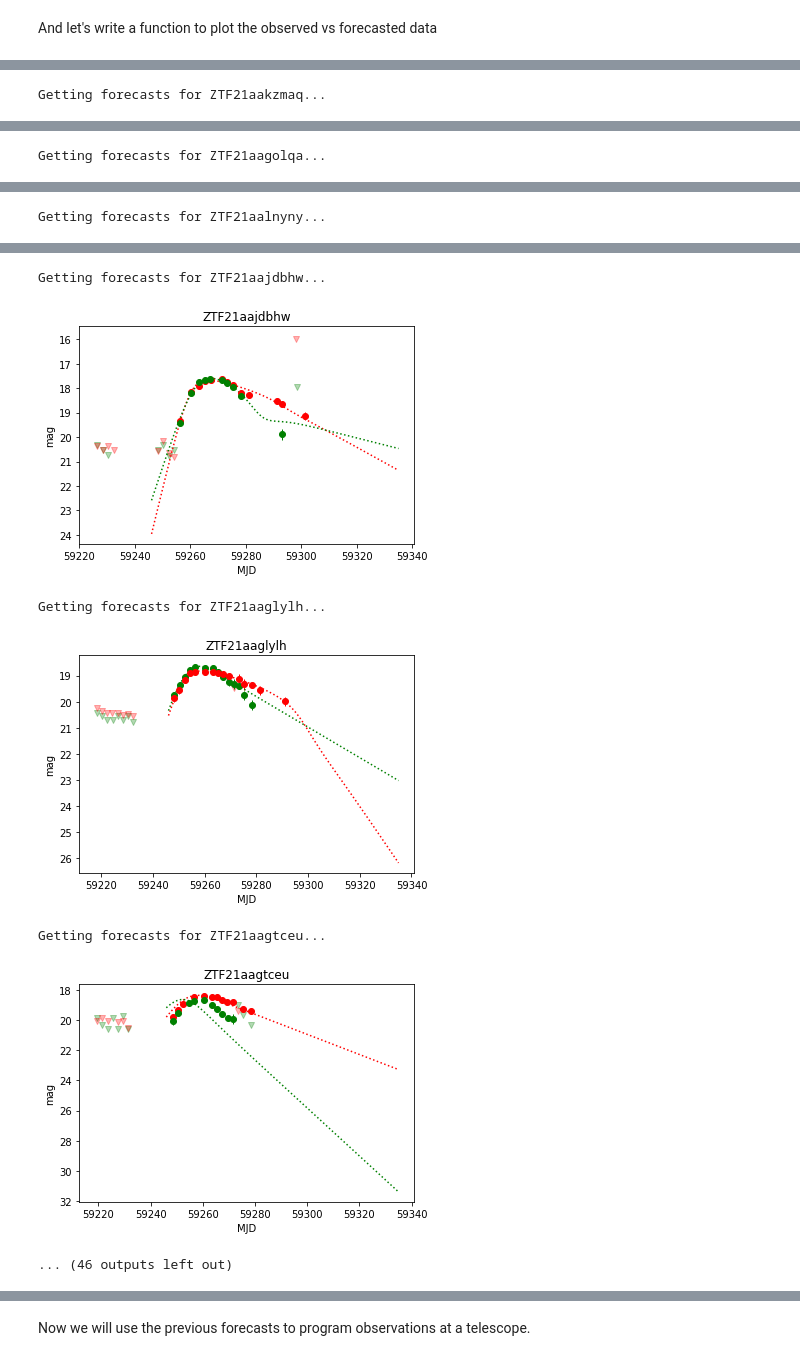
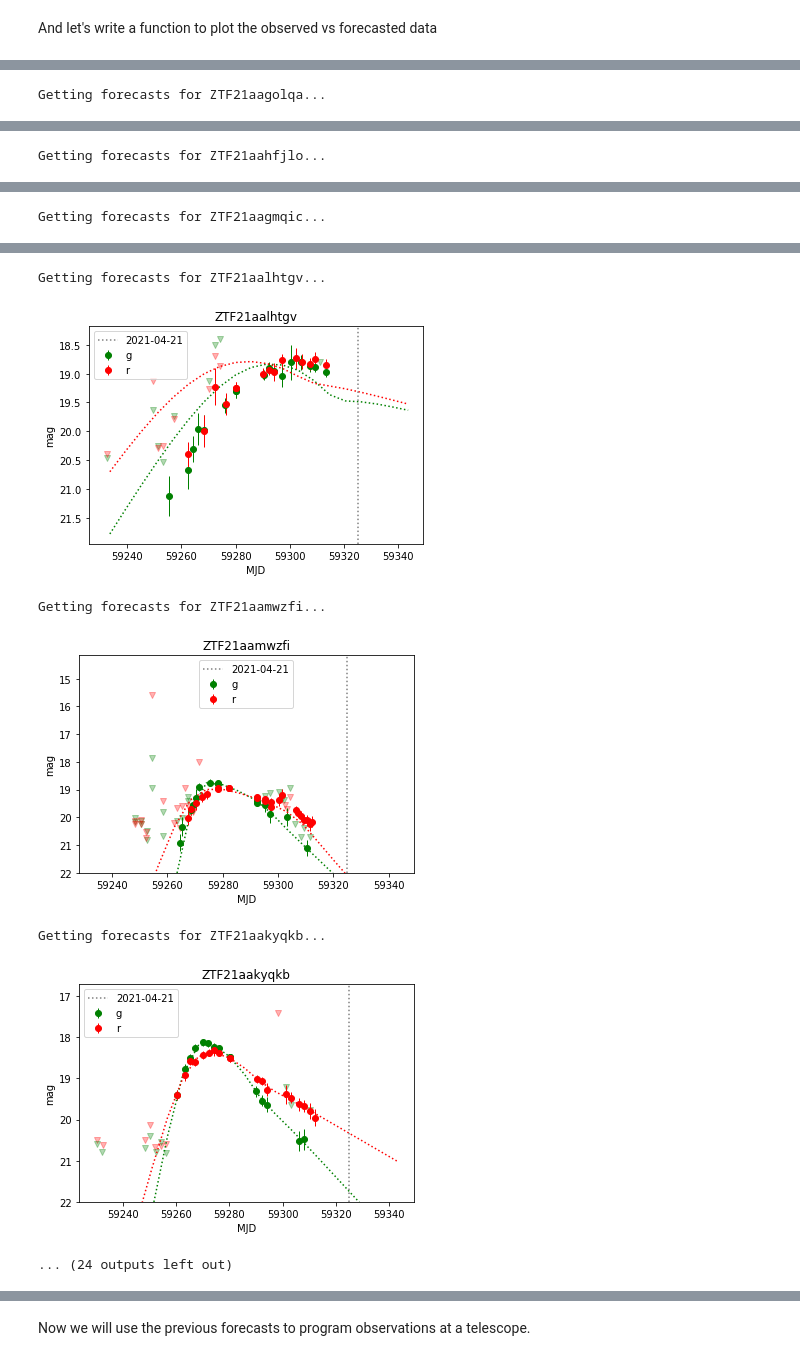
Before and after one commit to broker-workshop/tutorials, a Jupyter notebook: ALeRCE/ALeRCE_Planner_notebook_brokers_workshop_2021.ipynb, the cells around one changed output, grey strips where cells are left out. Cells and saved outputs as stored; diff of their text form; code cells hidden in the pictures.

```diff
--- a/ALeRCE/ALeRCE_Planner_notebook_brokers_workshop_2021.ipynb
+++ b/ALeRCE/ALeRCE_Planner_notebook_brokers_workshop_2021.ipynb
@@ -164,7 +179,7 @@ WHERE
     p.classifier_name='lc_classifier'
     AND p.class_name IN ('SNIa', 'SNIbc', 'SNII', 'SLSN')
     AND ranking=1
-    AND p.probability > 0.45
+    AND p.probability > 0.4
     AND o.firstmjd > {first_mjd_discovery}
     AND o.firstmjd < {last_mjd_discovery}
     AND o.ndet > {ndetmin}
@@ -174,9 +189,9 @@ ORDER BY
 #    AND q3c_dist(c.ra,c.dec,o.meanra,o.meandec) < (amaj / 3600)
 #        AND p.class_name IN ('SN')
 
-query_str = query.format(first_mjd_discovery = Time("2021-02-01").mjd,
-                         last_mjd_discovery = Time("2021-03-01").mjd,
-                         ndetmin=20) # radius in degrees
+query_str = query.format(first_mjd_discovery = (Time.now() - 70 * u.day).mjd,
+                         last_mjd_discovery = (Time.now() - 40 * u.day).mjd,
+                         ndetmin=30) # radius in degrees
 # %%
 matches = pd.read_sql(query_str,conn)
 matches
@@ -221,21 +236,25 @@ def get_forecasts(oid, times):
 # %% [markdown]
 And let's write a function to plot the observed vs forecasted data
 # %%
-def plot_SN(oid, det, non_det, pred):
+def plot_SN(oid, det, non_det, pred, obsdate=None):
     fig, ax = plt.subplots()
     colors = {1: 'g', 2: 'r'}
     for fid in det.fid.unique():
         mask = det.fid == fid
-        ax.errorbar(det.loc[mask].mjd, det.loc[mask].magpsf, yerr=det.loc[mask].sigmapsf, c=colors[fid], marker='o', lw=0, elinewidth=1)
+        ax.errorbar(det.loc[mask].mjd, det.loc[mask].magpsf, yerr=det.loc[mask].sigmapsf, c=colors[fid], marker='o', lw=0, elinewidth=1, label=colors[fid])
         mask_f = pred.fid == fid
         ax.plot(pred.loc[mask_f].mjd.values, np.array(pred.loc[mask_f].magpsf.values), c=colors[fid], ls=":")
     if not non_det.empty:
         for fid in non_det.fid.unique():
             mask = non_det.fid == fid
             ax.scatter(non_det.loc[mask].mjd, non_det.loc[mask].diffmaglim, c=colors[fid], marker='v', alpha=0.3)
-    ax.set_ylim(ax.get_ylim()[::-1])
+    ax.set_ylim(min(22, ax.get_ylim()[1]), ax.get_ylim()[0])
     ax.set_xlabel("MJD")
     ax.set_ylabel("mag")
     ax.set_title(oid)
+    # if we want to look at a particular time
+    if not obsdate is None:
+        ax.axvline(Time(obsdate).mjd, c='gray', ls=":", label=obsdate)
+    plt.legend()
     plt.show()
     plt.close()
@@ -242 +263,3 @@ def plot_SN(oid, det, non_det, pred):
+# %%
+obsdate = "2021-04-21"
 # %% [markdown]
@@ -244,13 +269,13 @@ Now we will iterate over the previous SNe to see how the forecasting is doing. W
 # %%
-times = np.linspace(Time("2021-02-01").mjd, Time("2021-05-01").mjd, 100)
+ts = np.linspace((Time.now() - 80 * u.day).mjd, (Time.now() + 30 * u.day).mjd, 20)
 snpred = {}
 for oid in matches.oid:
     snpred[oid] = {}
     det = alerce.query_detections(oid, format='pandas')
     non_det = alerce.query_non_detections(oid, format='pandas')
-    pred = get_forecasts(oid, times)
+    pred = get_forecasts(oid, ts)
     for fid in det.fid.unique():
-        snpred[oid][fid] = interp1d(times, pred.loc[pred.fid==fid].magpsf)
-    plot_SN(oid, det, non_det, pred)
+        snpred[oid][fid] = interp1d(ts, pred.loc[pred.fid==fid].magpsf)
+    plot_SN(oid, det, non_det, pred, obsdate)
 # %% [output]
-Getting forecasts for ZTF21aakzmaq...
+Getting forecasts for ZTF21aagolqa...
@@ -258 +283 @@ Getting forecasts for ZTF21aakzmaq...
-Getting forecasts for ZTF21aagolqa...
+Getting forecasts for ZTF21aahfjlo...
@@ -260 +285 @@ Getting forecasts for ZTF21aagolqa...
-Getting forecasts for ZTF21aalnyny...
+Getting forecasts for ZTF21aagmqic...
@@ -262,8 +287,8 @@ Getting forecasts for ZTF21aalnyny...
-Getting forecasts for ZTF21aajdbhw...
+Getting forecasts for ZTF21aalhtgv...
-[figure, old version]
+[figure, new version]
-Getting forecasts for ZTF21aaglylh...
+Getting forecasts for ZTF21aamwzfi...
-[figure, old version]
+[figure, new version]
-Getting forecasts for ZTF21aagtceu...
+Getting forecasts for ZTF21aakyqkb...
-[figure, old version]
+[figure, new version]
-... (46 outputs left out)
+... (24 outputs left out)
 # %% [markdown]
```
Also changed, not shown: parts of 14 cells of this notebook.
